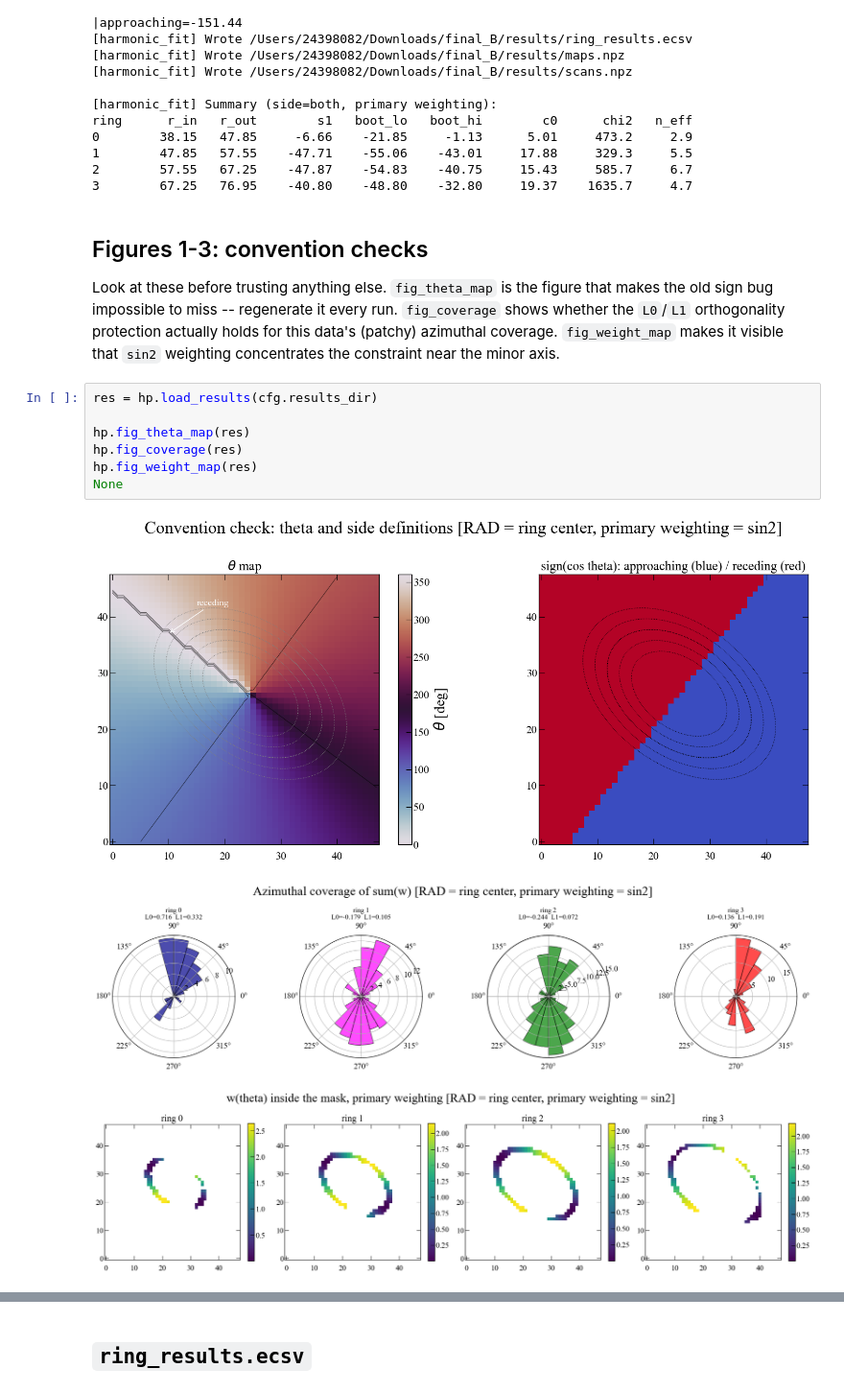
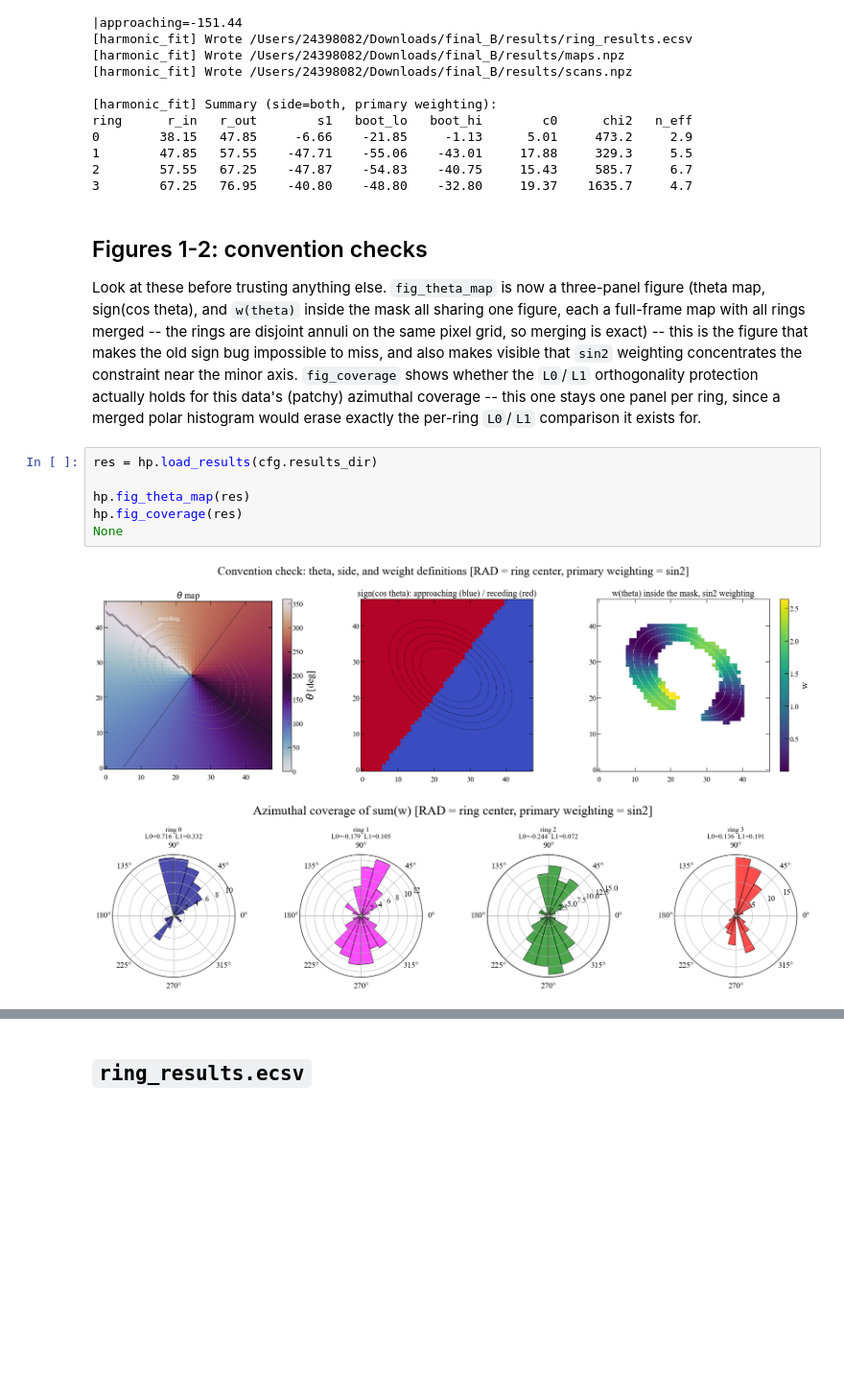
Before and after one commit to Suvajit-Sardar/SM_harmonic_fit, a Jupyter notebook: harmonic_pipeline.ipynb, the cells around one changed output, grey strips where cells are left out. Shown at 96% size. Cells and saved outputs as stored; diff of their text form; blank space fills up the shorter version.

```diff
--- a/harmonic_pipeline.ipynb
+++ b/harmonic_pipeline.ipynb
@@ -137,23 +137,25 @@ ring      r_in   r_out        s1   boot_lo   boot_hi        c0      chi2   n_eff
 2        57.55   67.25    -47.87    -54.83    -40.75     15.43     585.7     6.7
 3        67.25   76.95    -40.80    -48.80    -32.80     19.37    1635.7     4.7
 # %% [markdown]
-## Figures 1-3: convention checks
+## Figures 1-2: convention checks
 
-Look at these before trusting anything else. `fig_theta_map` is the figure
-that makes the old sign bug impossible to miss -- regenerate it every run.
-`fig_coverage` shows whether the `L0`/`L1` orthogonality protection actually
-holds for this data's (patchy) azimuthal coverage. `fig_weight_map` makes it
-visible that `sin2` weighting concentrates the constraint near the minor
-axis.
+Look at these before trusting anything else. `fig_theta_map` is now a
+three-panel figure (theta map, sign(cos theta), and `w(theta)` inside the
+mask all sharing one figure, each a full-frame map with all rings merged --
+the rings are disjoint annuli on the same pixel grid, so merging is exact)
+-- this is the figure that makes the old sign bug impossible to miss, and
+also makes visible that `sin2` weighting concentrates the constraint near
+the minor axis. `fig_coverage` shows whether the `L0`/`L1` orthogonality
+protection actually holds for this data's (patchy) azimuthal coverage --
+this one stays one panel per ring, since a merged polar histogram would
+erase exactly the per-ring `L0`/`L1` comparison it exists for.
 # %%
 res = hp.load_results(cfg.results_dir)
 
 hp.fig_theta_map(res)
 hp.fig_coverage(res)
-hp.fig_weight_map(res)
 None
 # %% [output]
-[figure, old version]
+[figure, new version]
 [figure]
-[figure, removed]
 # %% [markdown]
```
Also changed, not shown: parts of 8 cells of this notebook, 3 other files.
